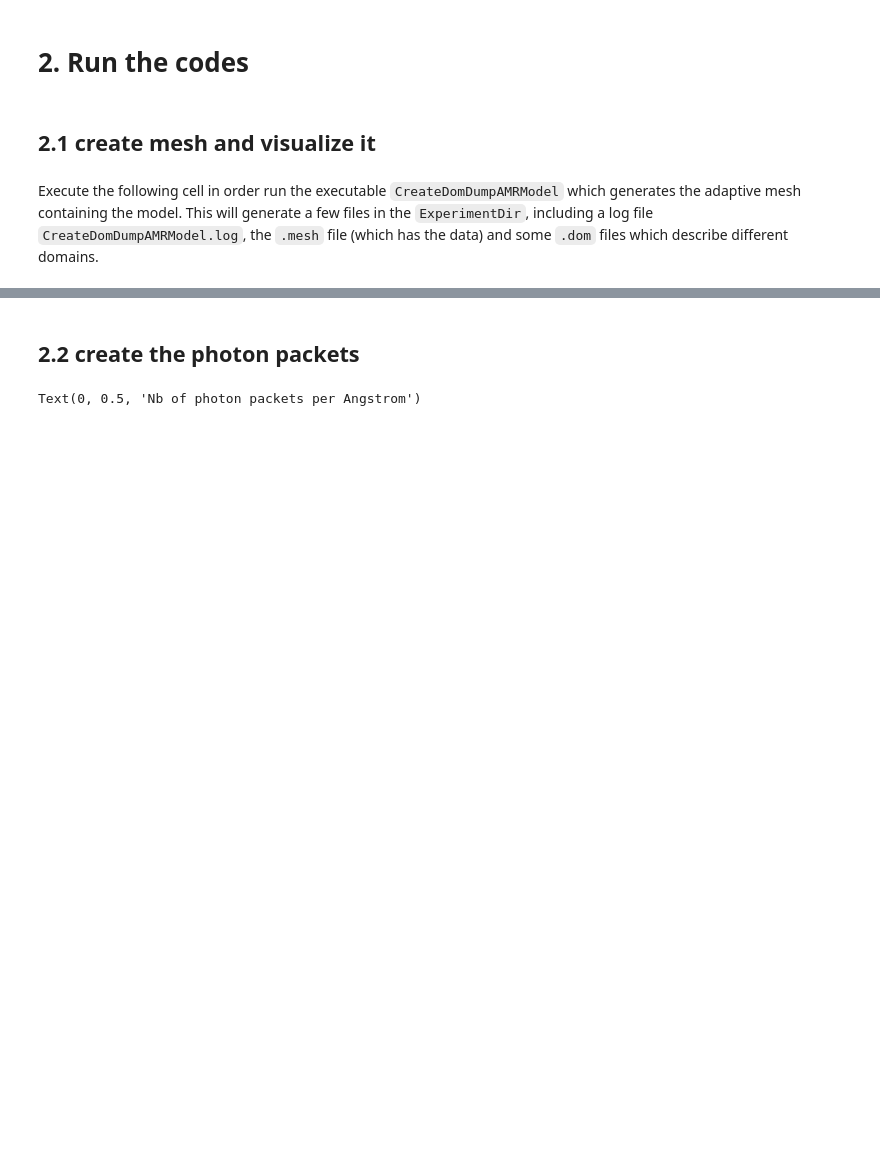
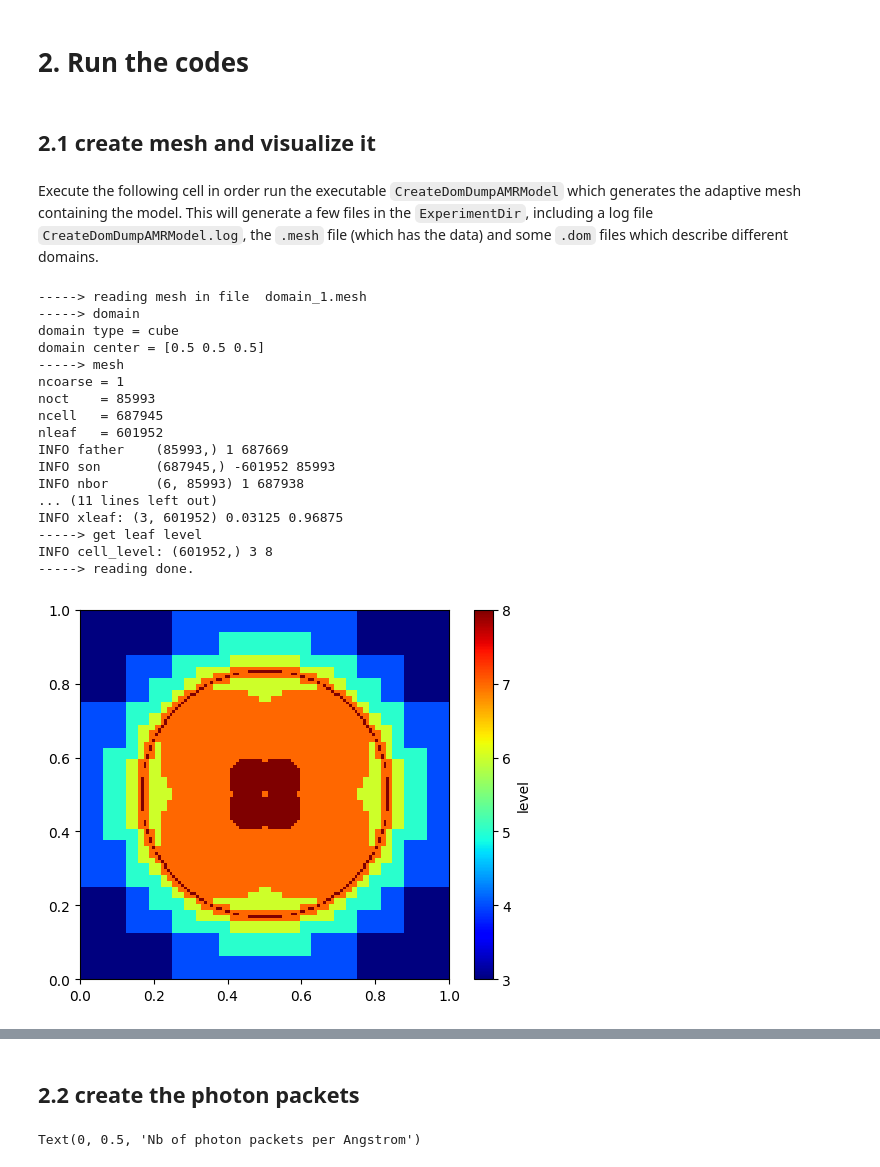
Before and after one commit to Supriyosaha1/Department_project-II, a Jupyter notebook: tutorials/tutorial_3/Tutorial-3.ipynb, the cells around one changed output, grey strips where cells are left out. Drawn from its saved outputs; the diff is of its cells as text; code cells hidden in the pictures; blank space fills up the shorter version.

```diff
--- a/tutorials/tutorial_3/Tutorial-3.ipynb
+++ b/tutorials/tutorial_3/Tutorial-3.ipynb
@@ -236,3 +237,44 @@ if error != 0:
     print('-> check file CreateDomDumpAMRModel.log or message below for more info')
 # %%
 # visualise the mesh
+
+# refinement map
+
+import maps as ma
+import mesh as me
+
+# read the mesh file
+mdom = me.mesh(filename="domain_1.mesh",gasmix="new_ions")
+
+lmax = np.amax(mdom.gas.leaflevel)
+levels = np.array(mdom.gas.leaflevel[:])
+positions = mdom.gas.xleaf
+
+# make a map of the maximum level of refinement of the mesh
+map, _ = ma.lmax_map(lmax,positions,levels,0.,1.,0.499,0.501,0.,1.,'y')
+
+im = plt.imshow(map,interpolation='nearest',origin='lower',
+                    extent=(0.,1.,0.,1.),
+                    cmap='jet')
+cbar = plt.colorbar(im)
+cbar.set_label(r'level')
+plt.show()
+# %% [output]
+-----> reading mesh in file  domain_1.mesh
+-----> domain
+domain type = cube
+domain center = [0.5 0.5 0.5]
+-----> mesh
+ncoarse = 1
+noct    = 85993
+ncell   = 687945
+nleaf   = 601952
+INFO father    (85993,) 1 687669
+INFO son       (687945,) -601952 85993
+INFO nbor      (6, 85993) 1 687938
+... (11 lines left out)
+INFO xleaf: (3, 601952) 0.03125 0.96875
+-----> get leaf level
+INFO cell_level: (601952,) 3 8
+-----> reading done.
+[figure, added]
```
Also changed, not shown: parts of 5 cells of this notebook, 1 other file.
